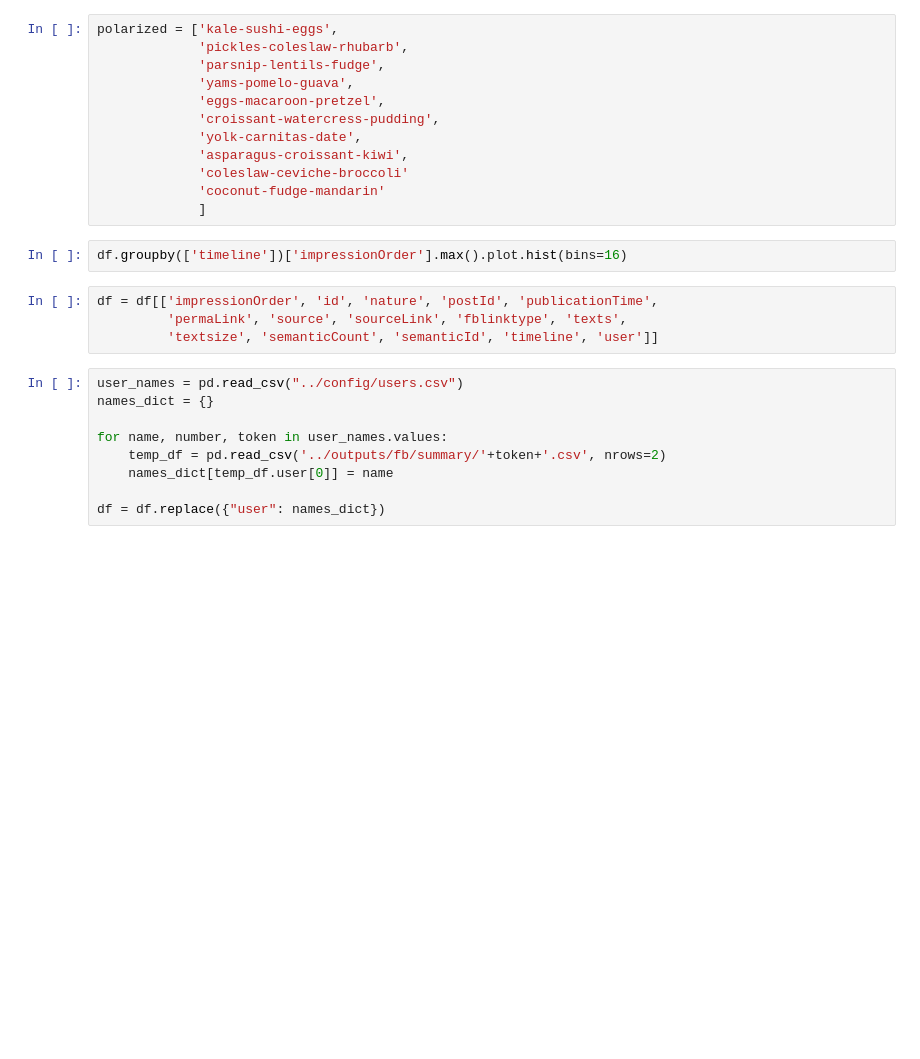
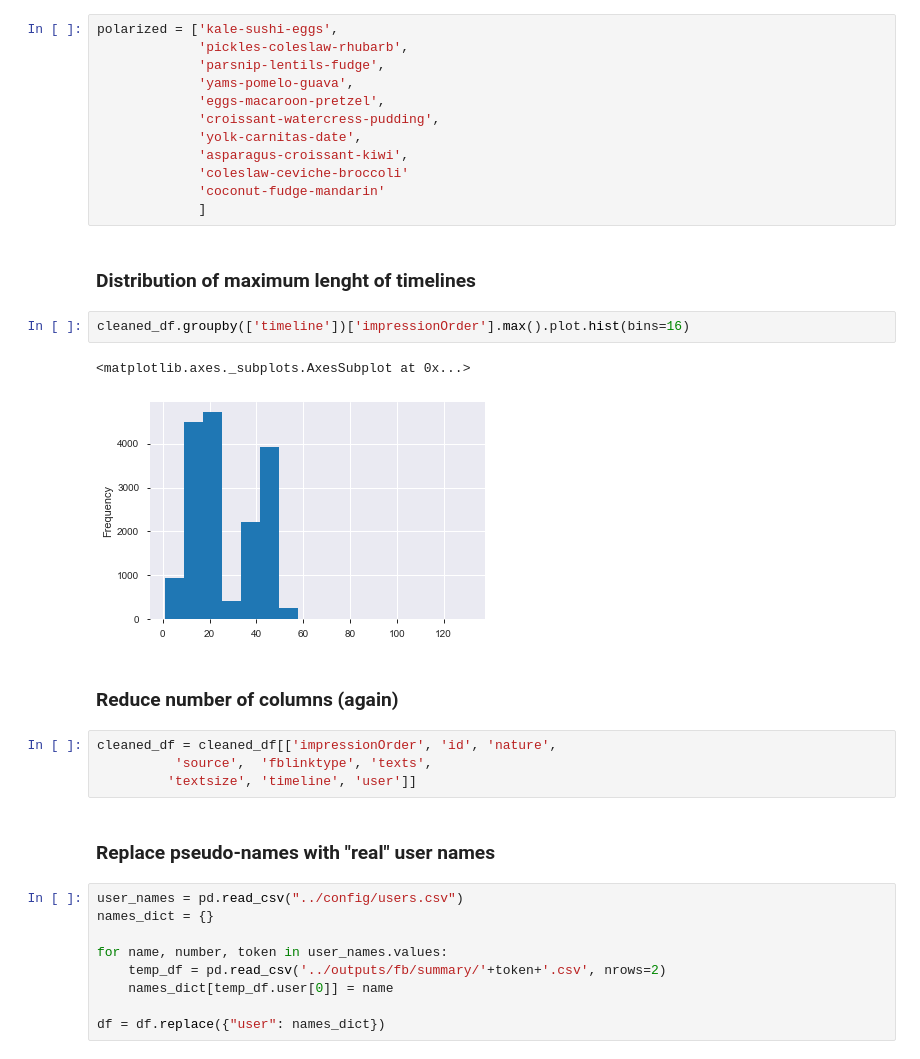
Before and after one commit to tracking-exposed/dashboard, a Jupyter notebook: amsterdam_research/02.data-cleaning.ipynb, the cells around one changed output. Cells and saved outputs as stored; diff of their text form; blank space fills up the shorter version.

```diff
--- a/amsterdam_research/02.data-cleaning.ipynb
+++ b/amsterdam_research/02.data-cleaning.ipynb
@@ -280,12 +348,21 @@ polarized = ['kale-sushi-eggs',
              'coleslaw-ceviche-broccoli'
              'coconut-fudge-mandarin'
              ]
+# %% [markdown]
+### Distribution of maximum lenght of timelines
 # %%
-df.groupby(['timeline'])['impressionOrder'].max().plot.hist(bins=16)
+cleaned_df.groupby(['timeline'])['impressionOrder'].max().plot.hist(bins=16)
+# %% [output]
+<matplotlib.axes._subplots.AxesSubplot at 0x...>
+[figure, added]
+# %% [markdown]
+### Reduce number of columns (again)
 # %%
-df = df[['impressionOrder', 'id', 'nature', 'postId', 'publicationTime',
-         'permaLink', 'source', 'sourceLink', 'fblinktype', 'texts',
-         'textsize', 'semanticCount', 'semanticId', 'timeline', 'user']]
+cleaned_df = cleaned_df[['impressionOrder', 'id', 'nature',
+          'source',  'fblinktype', 'texts',
+         'textsize', 'timeline', 'user']]
+# %% [markdown]
+### Replace pseudo-names with "real" user names
 # %%
 user_names = pd.read_csv("../config/users.csv")
 names_dict = {}
```
Also changed, not shown: parts of 60 cells of this notebook, 2 other files.
